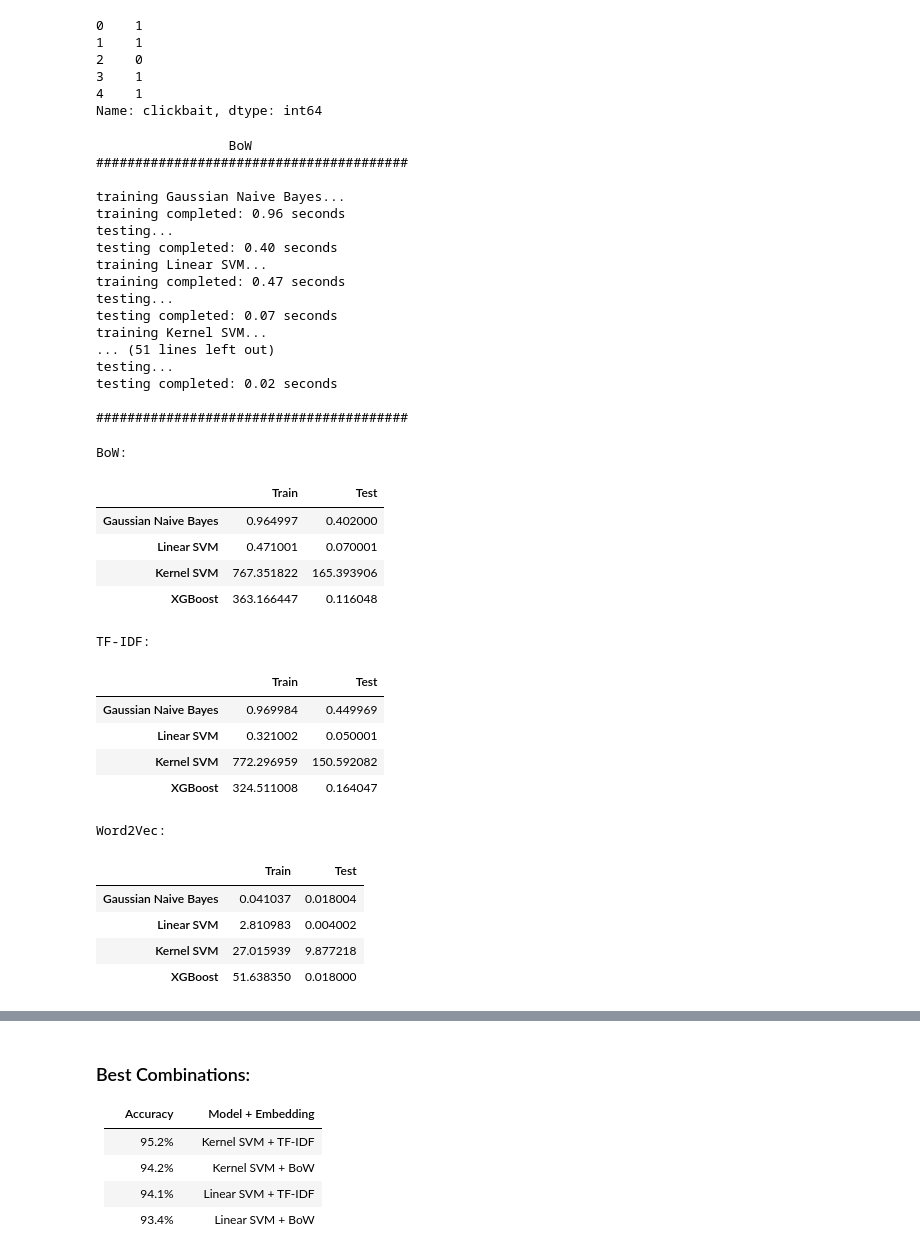
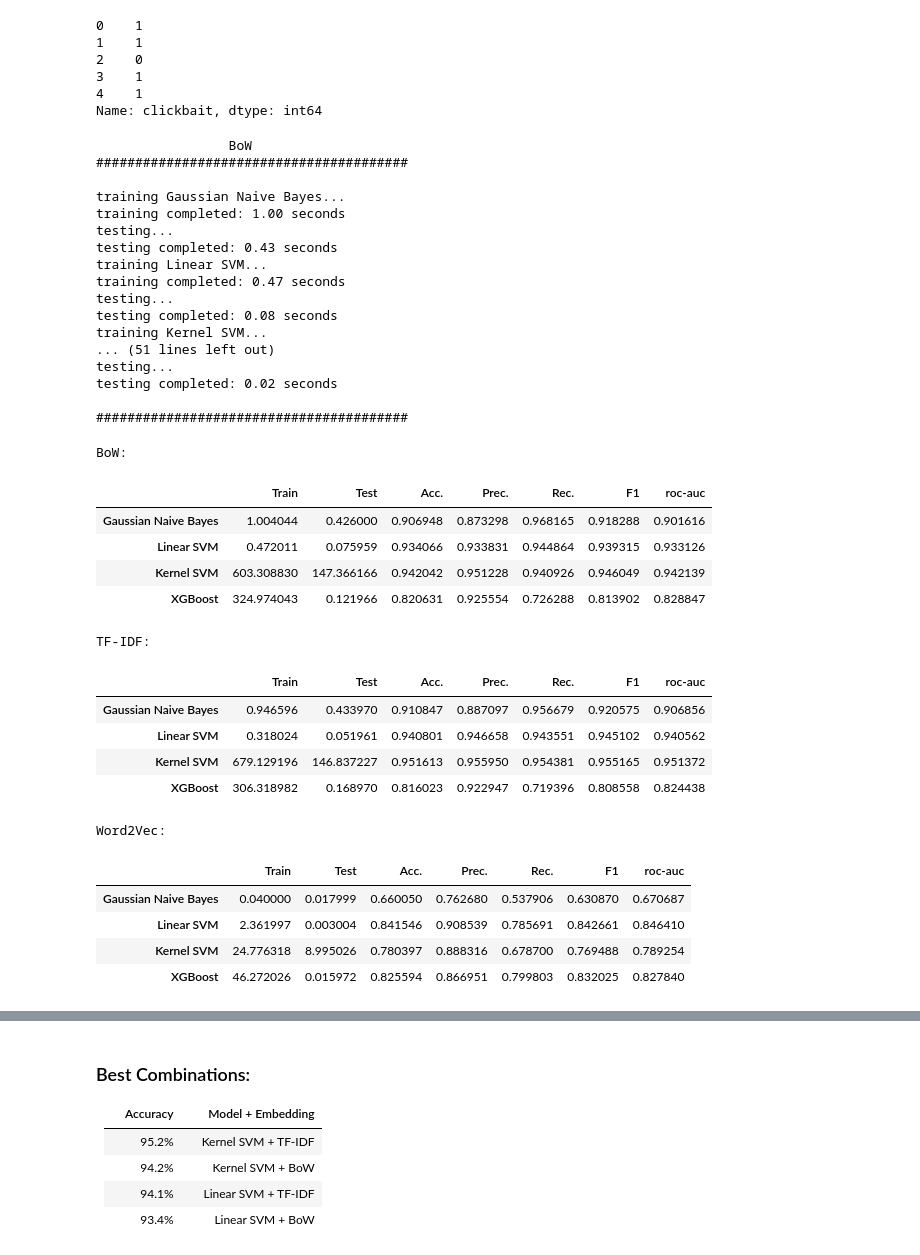
Before and after one commit to leoAshu/headline-classification, a Jupyter notebook: notebooks/model_selection.ipynb, the cells around one changed output, grey strips where cells are left out. Saved outputs shown, nothing was run; the diff lists cells and outputs as text; code cells hidden in the pictures.

Commit message:
adds precision, recall and roc-auc scores as metrics for performance evaluation

```diff
--- a/notebooks/model_selection.ipynb
+++ b/notebooks/model_selection.ipynb
@@ -223,7 +224,10 @@ for embedding_name, x_train_embedded in list(train_embeddings.items()):
         'time_to_train': [],
         'time_to_test': [],
         'accuracy': [],
-        'f1': []
+        'precision': [],
+        'recall': [],
+        'f1': [],
+        'roc-auc': []
     }
 
     # for each model
@@ -255,7 +259,10 @@ for embedding_name, x_train_embedded in list(train_embeddings.items()):
         results['time_to_train'].append(time_to_train)
         results['time_to_test'].append(time_to_test)
         results['accuracy'].append(accuracy_score(y_valid, y_pred))
-        results['f1'].append(f1_score(y_valid, y_pred, average=None))
+        results['precision'].append(precision_score(y_valid, y_pred))
+        results['recall'].append(recall_score(y_valid, y_pred))
+        results['f1'].append(f1_score(y_valid, y_pred))
+        results['roc-auc'].append(roc_auc_score(y_valid, y_pred))
 
     # adding model-wise results for each embedding
     resultMap[embedding_name] = results
@@ -265,13 +272,13 @@ for embedding_name, x_train_embedded in list(train_embeddings.items()):
 ########################################
 
 training Gaussian Naive Bayes...
-training completed: 0.96 seconds
+training completed: 1.00 seconds
 testing...
-testing completed: 0.40 seconds
+testing completed: 0.43 seconds
 training Linear SVM...
 training completed: 0.47 seconds
 testing...
-testing completed: 0.07 seconds
+testing completed: 0.08 seconds
 training Kernel SVM...
 ... (51 lines left out)
 testing...
@@ -281,33 +288,39 @@ testing completed: 0.02 seconds
 # %%
 # display results
 # compare time taken for training and testing
+# metrics: accuracy, precision, recall, f1, roc-auc
 for embedding_name, results in list(resultMap.items()):
     print('\n' + embedding_name + ':')
 
     # time to train
     display(pd.DataFrame(
         {
             'Train': results['time_to_train'],
-            'Test': results['time_to_test']
+            'Test': results['time_to_test'],
+            'Acc.': results['accuracy'],
+            'Prec.': results['precision'],
+            'Rec.': results['recall'],
+            'F1': results['f1'],
+            'roc-auc': results['roc-auc']
         },
         index=models.keys(),
     ))
 # %% [output]
 BoW:
-|  | Train | Test |
-| Gaussian Naive Bayes | 0.964997 | 0.402000 |
-| Linear SVM | 0.471001 | 0.070001 |
-| Kernel SVM | 767.351822 | 165.393906 |
-| XGBoost | 363.166447 | 0.116048 |
+|  | Train | Test | Acc. | Prec. | Rec. | F1 | roc-auc |
+| Gaussian Naive Bayes | 1.004044 | 0.426000 | 0.906948 | 0.873298 | 0.968165 | 0.918288 | 0.901616 |
+| Linear SVM | 0.472011 | 0.075959 | 0.934066 | 0.933831 | 0.944864 | 0.939315 | 0.933126 |
+| Kernel SVM | 603.308830 | 147.366166 | 0.942042 | 0.951228 | 0.940926 | 0.946049 | 0.942139 |
+| XGBoost | 324.974043 | 0.121966 | 0.820631 | 0.925554 | 0.726288 | 0.813902 | 0.828847 |
 TF-IDF:
-|  | Train | Test |
-| Gaussian Naive Bayes | 0.969984 | 0.449969 |
-| Linear SVM | 0.321002 | 0.050001 |
-| Kernel SVM | 772.296959 | 150.592082 |
-| XGBoost | 324.511008 | 0.164047 |
+|  | Train | Test | Acc. | Prec. | Rec. | F1 | roc-auc |
+| Gaussian Naive Bayes | 0.946596 | 0.433970 | 0.910847 | 0.887097 | 0.956679 | 0.920575 | 0.906856 |
+| Linear SVM | 0.318024 | 0.051961 | 0.940801 | 0.946658 | 0.943551 | 0.945102 | 0.940562 |
+| Kernel SVM | 679.129196 | 146.837227 | 0.951613 | 0.955950 | 0.954381 | 0.955165 | 0.951372 |
+| XGBoost | 306.318982 | 0.168970 | 0.816023 | 0.922947 | 0.719396 | 0.808558 | 0.824438 |
 Word2Vec:
-|  | Train | Test |
-| Gaussian Naive Bayes | 0.041037 | 0.018004 |
-| Linear SVM | 2.810983 | 0.004002 |
-| Kernel SVM | 27.015939 | 9.877218 |
-| XGBoost | 51.638350 | 0.018000 |
+|  | Train | Test | Acc. | Prec. | Rec. | F1 | roc-auc |
+| Gaussian Naive Bayes | 0.040000 | 0.017999 | 0.660050 | 0.762680 | 0.537906 | 0.630870 | 0.670687 |
+| Linear SVM | 2.361997 | 0.003004 | 0.841546 | 0.908539 | 0.785691 | 0.842661 | 0.846410 |
+| Kernel SVM | 24.776318 | 8.995026 | 0.780397 | 0.888316 | 0.678700 | 0.769488 | 0.789254 |
+| XGBoost | 46.272026 | 0.015972 | 0.825594 | 0.866951 | 0.799803 | 0.832025 | 0.827840 |
```
Also changed, not shown: parts of 3 cells of this notebook.
